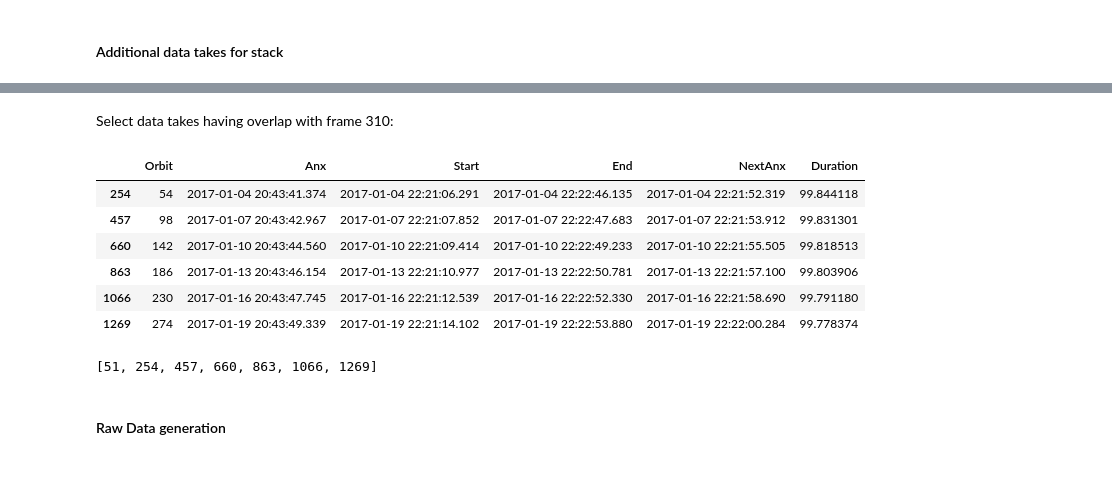
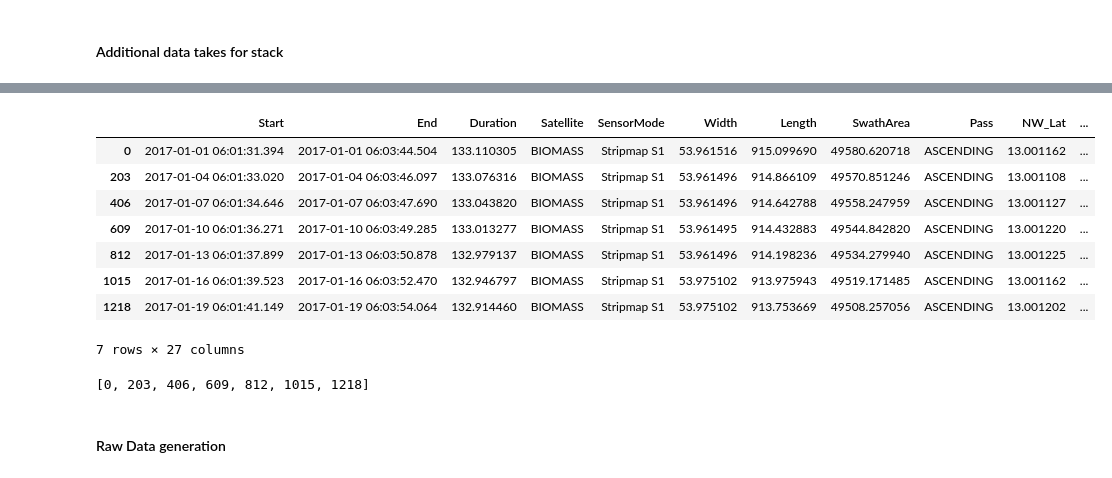
Before and after one commit to lmar76/biomassnb, a Jupyter notebook: TDS/TDS.ipynb, the cells around one changed output, grey strips where cells are left out. Saved outputs shown, nothing was run; the diff lists cells and outputs as text; code cells hidden in the pictures.

```diff
--- a/TDS/TDS.ipynb
+++ b/TDS/TDS.ipynb
@@ -632,5 +743,5 @@ ID of selected acquisition: 51
 # %%
-acq_idx = 51
+acq_idx = 0
 # %%
 data_take = pd.Interval(simulation.loc[acq_idx, 'Start'], simulation.loc[acq_idx, 'End'], closed='both')
 data_take
@@ -771,30 +837,37 @@ result
-# %% [markdown]
-Select data takes having overlap with frame 310:
 # %%
-def overlap(data_take_start, data_take_stop, orbit_start, orbit_stop, frame_number):
+def overlap(data_take_start, data_take_stop, orbit_start, orbit_stop, frame_numbers):
     data_take = pd.Interval(data_take_start, data_take_stop, closed='both')
     frame_grid = FrameGrid(orbit_start, orbit_stop)
-    return frame_grid.interval(frame_number).overlaps(data_take)
+    for frame_number in frame_numbers:
+        overlap = frame_grid.interval(frame_number).overlaps(data_take)
+        if overlap is False:
+            return False
+    return True
 
+sensor_mode = simulation.loc[acq_idx]['SensorMode']
+track = simulation.loc[acq_idx]['track']
+result = simulation.query("gcid == @gcid and mcid == @mcid and SensorMode == @sensor_mode and track == @track")
+# Select only data takes having overlaps with frame numbers selected above
 idx = result.apply(
-    lambda r: overlap(r['Start'], r['End'], r['Anx'], r['NextAnx'], 310),
+    lambda r: overlap(r['Start'], r['End'], r['Anx'], r['NextAnx'], frames['n']),
     axis=1
 )
-result = result[idx]
-result[['Orbit', 'Anx', 'Start', 'End', 'NextAnx', 'Duration']]
+result[idx]
 # %% [output]
-|  | Orbit | Anx | Start | End | NextAnx | Duration |
-| 254 | 54 | 2017-01-04 20:43:41.374 | 2017-01-04 22:21:06.291 | 2017-01-04 22:22:46.135 | 2017-01-04 22:21:52.319 | 99.844118 |
-| 457 | 98 | 2017-01-07 20:43:42.967 | 2017-01-07 22:21:07.852 | 2017-01-07 22:22:47.683 | 2017-01-07 22:21:53.912 | 99.831301 |
-| 660 | 142 | 2017-01-10 20:43:44.560 | 2017-01-10 22:21:09.414 | 2017-01-10 22:22:49.233 | 2017-01-10 22:21:55.505 | 99.818513 |
-| 863 | 186 | 2017-01-13 20:43:46.154 | 2017-01-13 22:21:10.977 | 2017-01-13 22:22:50.781 | 2017-01-13 22:21:57.100 | 99.803906 |
-| 1066 | 230 | 2017-01-16 20:43:47.745 | 2017-01-16 22:21:12.539 | 2017-01-16 22:22:52.330 | 2017-01-16 22:21:58.690 | 99.791180 |
-| 1269 | 274 | 2017-01-19 20:43:49.339 | 2017-01-19 22:21:14.102 | 2017-01-19 22:22:53.880 | 2017-01-19 22:22:00.284 | 99.778374 |
+|  | Start | End | Duration | Satellite | SensorMode | Width | Length | SwathArea | Pass | NW_Lat | ... |
+| 0 | 2017-01-01 06:01:31.394 | 2017-01-01 06:03:44.504 | 133.110305 | BIOMASS | Stripmap S1 | 53.961516 | 915.099690 | 49580.620718 | ASCENDING | 13.001162 | ... |
+| 203 | 2017-01-04 06:01:33.020 | 2017-01-04 06:03:46.097 | 133.076316 | BIOMASS | Stripmap S1 | 53.961496 | 914.866109 | 49570.851246 | ASCENDING | 13.001108 | ... |
+| 406 | 2017-01-07 06:01:34.646 | 2017-01-07 06:03:47.690 | 133.043820 | BIOMASS | Stripmap S1 | 53.961496 | 914.642788 | 49558.247959 | ASCENDING | 13.001127 | ... |
+| 609 | 2017-01-10 06:01:36.271 | 2017-01-10 06:03:49.285 | 133.013277 | BIOMASS | Stripmap S1 | 53.961495 | 914.432883 | 49544.842820 | ASCENDING | 13.001220 | ... |
+| 812 | 2017-01-13 06:01:37.899 | 2017-01-13 06:03:50.878 | 132.979137 | BIOMASS | Stripmap S1 | 53.961496 | 914.198236 | 49534.279940 | ASCENDING | 13.001225 | ... |
+| 1015 | 2017-01-16 06:01:39.523 | 2017-01-16 06:03:52.470 | 132.946797 | BIOMASS | Stripmap S1 | 53.975102 | 913.975943 | 49519.171485 | ASCENDING | 13.001162 | ... |
+| 1218 | 2017-01-19 06:01:41.149 | 2017-01-19 06:03:54.064 | 132.914460 | BIOMASS | Stripmap S1 | 53.975102 | 913.753669 | 49508.257056 | ASCENDING | 13.001202 | ... |
+7 rows × 27 columns
 # %%
-idxs = [acq_idx] + list(result.index.to_numpy())
+idxs = list(result[idx].index.to_numpy())
 idxs
 # %% [output]
-[51, 254, 457, 660, 863, 1066, 1269]
+[0, 203, 406, 609, 812, 1015, 1218]
 # %% [markdown]
 #### Raw Data generation
 # %% [markdown]
```
Also changed, not shown: parts of 258 cells of this notebook, 2 other files.
